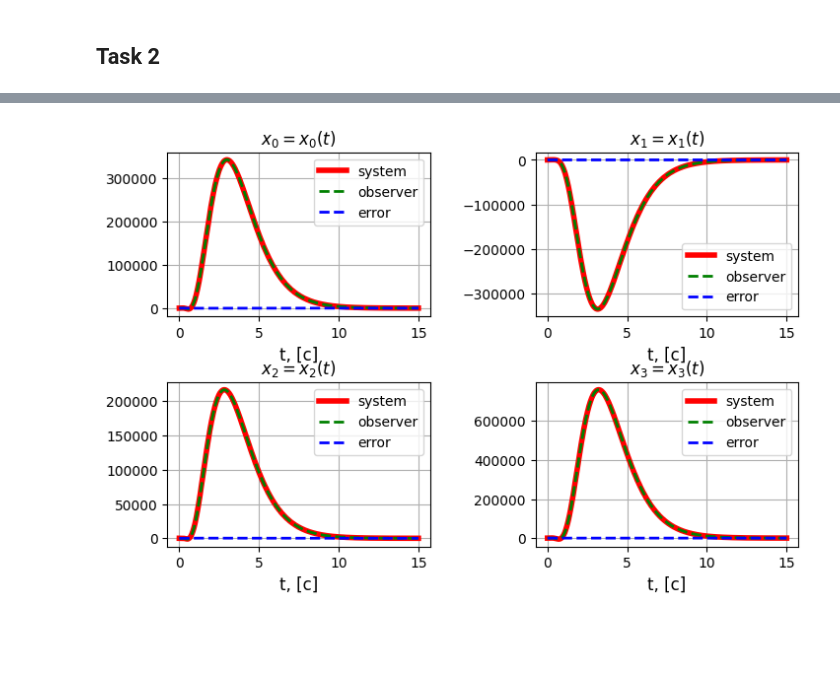
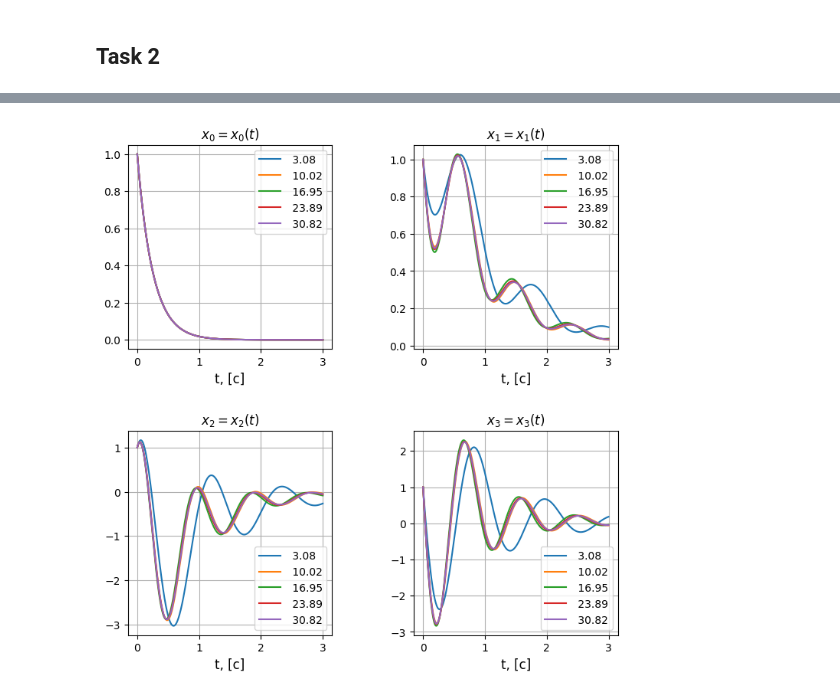
Before and after one commit to lalayants/control-theory-itmo-2023-2024, a Jupyter notebook: spring/Lab9/lab9.ipynb, the cells around one changed output, grey strips where cells are left out. Drawn from its saved outputs; the diff is of its cells as text; code cells hidden in the pictures; blank space fills up the shorter version.

```diff
--- a/spring/Lab9/lab9.ipynb
+++ b/spring/Lab9/lab9.ipynb
@@ -231,2 +214,0 @@ min_mu
-# %%
-task2_get_K_constraint(task1_A, task1_B, task2_x, task2_alpha, min_mu)
@@ -421,10 +214,0 @@ Eigen values of A:
-# %%
-# specs = [-4, -1, -2, -3]
-new_g = task1_get_G(specs)
-new_y = np.ones((task1_B.shape[1], task1_A.shape[0]))
-# print(f'G:\n{new_g}')
-# print(f'Y:\n{new_y}')
-
-K = task1_get_K(task3_A, task3_B, new_g, new_y).astype(np.float64)
-check_observability(new_y, new_g)
-check_observability_eigens(new_y, new_g)
@@ -495,0 +215,12 @@ u = K @ xh
+# %%
+task2_reses1 = dict()
+task2_alpha = 1
+min_mu, min_K, valid = task2_get_K_min(task1_A, task1_B, task1_x0.reshape(4, 1), task2_alpha)
+ts = get_t(3)
+for mu in np.linspace(min_mu, 10 * min_mu, 5):
+    print(f'========   {mu = }   =========')
+    K, status = task2_get_K_with_constraint(task1_A, task1_B, task1_x0.reshape(4, 1), task2_alpha, mu)
+    if not status:
+        print(':(')
+        continue
+    task2_reses1[mu] = (task1_simulate(task1_A, task1_B, K, task1_x0, ts), K)
@@ -496,14 +245,15 @@ u = K @ xh
 # %%
-fig, axs = plt.subplots(2, 2, figsize=(8, 5))
+fig, axs = plt.subplots(2, 2, figsize=(8, 8))
 plt.subplots_adjust(left=0.1, bottom=0.1, right=0.9, top=0.9, wspace=0.4,hspace=0.4)
-for i in range(original_resp.states.shape[0]):
-    axs[i//2, i % 2].plot(ts, x[i], color='r', linewidth=4, label='system')
-    axs[i//2, i % 2].plot(ts, xh[i], '--', color='g', linewidth = 2, label='observer')
-    axs[i//2, i % 2].plot(ts, e[i], '--', color='b', linewidth = 2, label='error')
-    axs[i//2, i % 2].set_title(f'$x_{i} = x_{i}(t)$', fontsize=12)
-    axs[i//2, i % 2].set_xlabel(f"t, [c]", fontsize=12)
-    axs[i//2, i % 2].grid(True)
-    axs[i//2, i % 2].legend()
-plt.savefig(f'{SAVE_PATH}/task3_states.jpg')
+for indx, mu in enumerate(task2_reses1):
+    res, _ = task2_reses1[mu]
+    for i, state in enumerate(res.states):
+        axs[i//2, i%2].plot(ts, state, label=f'{mu : .2f}')
+for i in range(4):
+    axs[i//2, i%2].set_xlabel(f"t, [c]", fontsize=12)
+    axs[i//2, i%2].set_title(f"$x_{i} = x_{i}(t)$", fontsize=12)
+    axs[i//2, i%2].grid(True)
+    axs[i//2, i%2].legend()
+plt.savefig(f'{SAVE_PATH}/task2_1_states.jpg')
 # %% [output]
-[figure, old version]
+[figure, new version]
```
Also changed, not shown: parts of 24 cells of this notebook, 2 other files.
